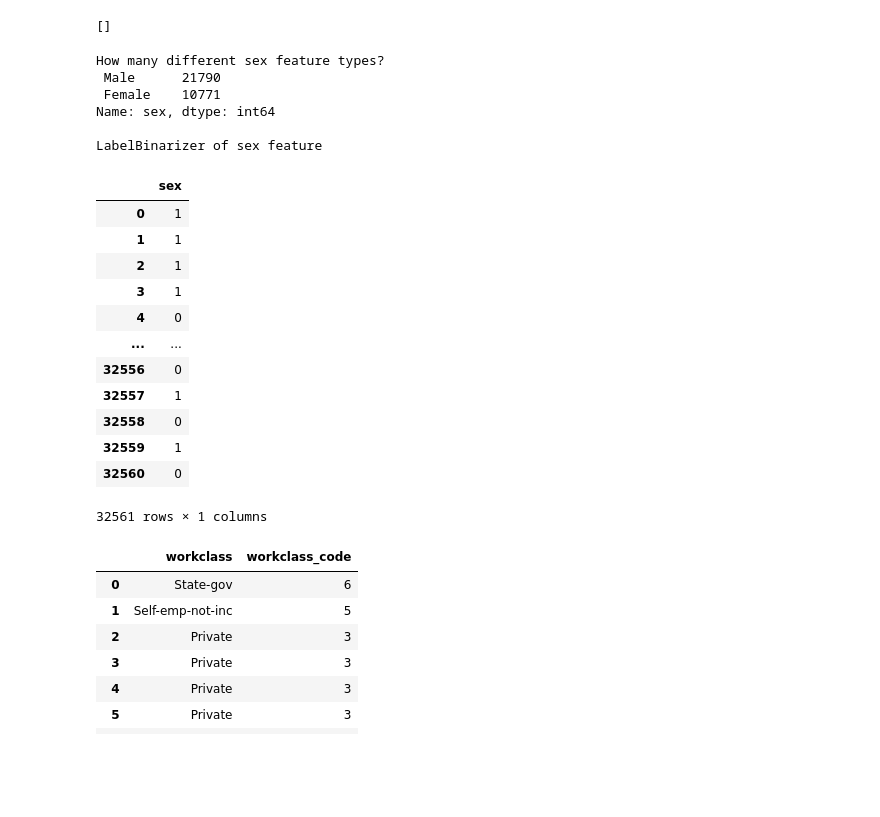
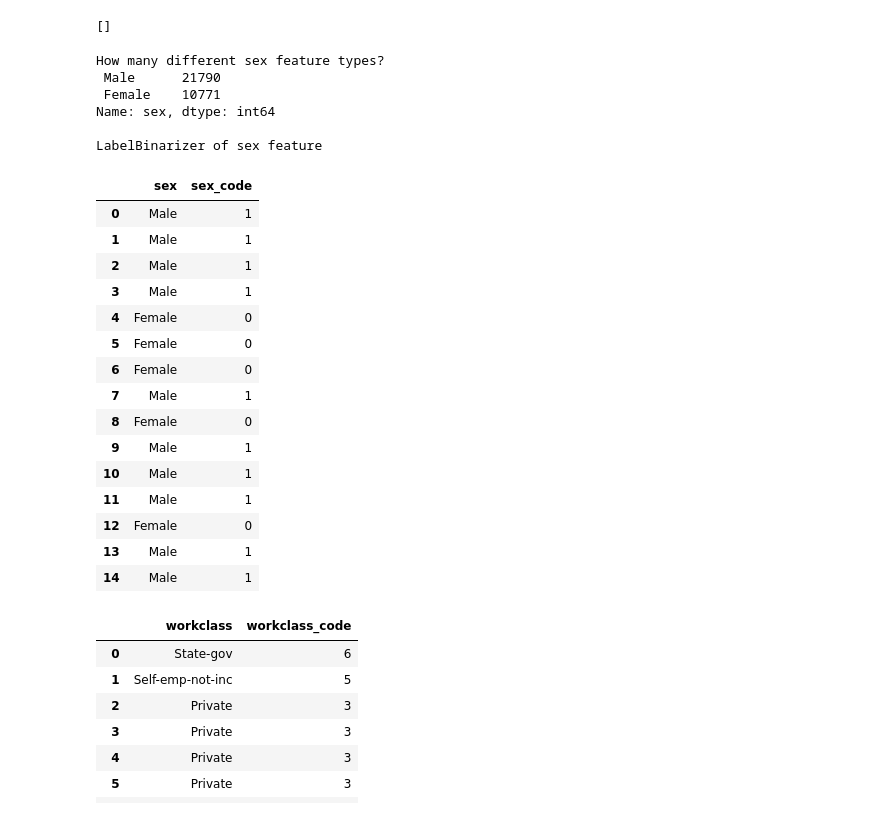
Before and after one commit to vbloise3/awsCert, a Jupyter notebook: public/Exam Notes/15-Encoding categorical values.ipynb, the cells around one changed output. Saved outputs shown, nothing was run; the diff lists cells and outputs as text; code cells hidden in the pictures; blank space fills up the shorter version.

```diff
--- a/public/Exam Notes/15-Encoding categorical values.ipynb
+++ b/public/Exam Notes/15-Encoding categorical values.ipynb
@@ -143,36 +143,39 @@ categorical_featuresDf.columns[categorical_featuresDf.isna().any()].tolist()
 # %%
 # Use binary encoding for the sex feature
 from sklearn.preprocessing import LabelBinarizer
 
 # How many differernt sex feature value types
 print(color.BOLD + color.PURPLE + "\nHow many different sex feature types?" + color.END)
 print(categorical_featuresDf["sex"].value_counts())
 
 label_style = LabelBinarizer()
 label_results = label_style.fit_transform(categorical_featuresDf["sex"])
 print(color.BOLD + color.PURPLE + "\nLabelBinarizer of sex feature" + color.END)
-data_sex = pd.DataFrame({'sex': label_results[:, 0]})
-data_sex
+categorical_featuresDf["sex_code"] = pd.DataFrame({'sex': label_results[:, 0]})
+categorical_featuresDf[["sex", "sex_code"]].head(15)
 # %% [output]
 How many different sex feature types?
  Male      21790
  Female    10771
 Name: sex, dtype: int64
 
 LabelBinarizer of sex feature
-|  | sex |
-| 0 | 1 |
-| 1 | 1 |
-| 2 | 1 |
-| 3 | 1 |
-| 4 | 0 |
-| ... | ... |
-| 32556 | 0 |
-| 32557 | 1 |
-| 32558 | 0 |
-| 32559 | 1 |
-| 32560 | 0 |
+|  | sex | sex_code |
+| 0 | Male | 1 |
+| 1 | Male | 1 |
+| 2 | Male | 1 |
+| 3 | Male | 1 |
+| 4 | Female | 0 |
+| 5 | Female | 0 |
+| 6 | Female | 0 |
+| 7 | Male | 1 |
+| 8 | Female | 0 |
+| 9 | Male | 1 |
+| 10 | Male | 1 |
+| 11 | Male | 1 |
+| 12 | Female | 0 |
+| 13 | Male | 1 |
+| 14 | Male | 1 |
-32561 rows × 1 columns
 # %%
 # Perform label encoding on workclass feature
 from sklearn.preprocessing import LabelEncoder
```
Also changed, not shown: parts of 4 cells of this notebook.
